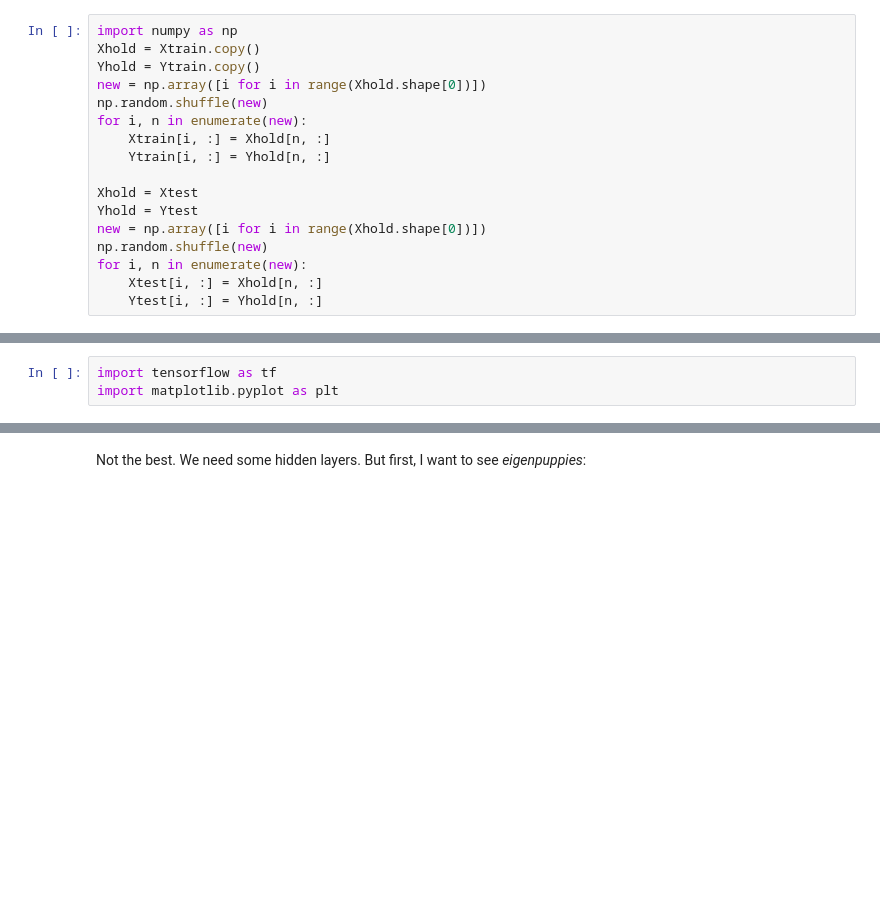
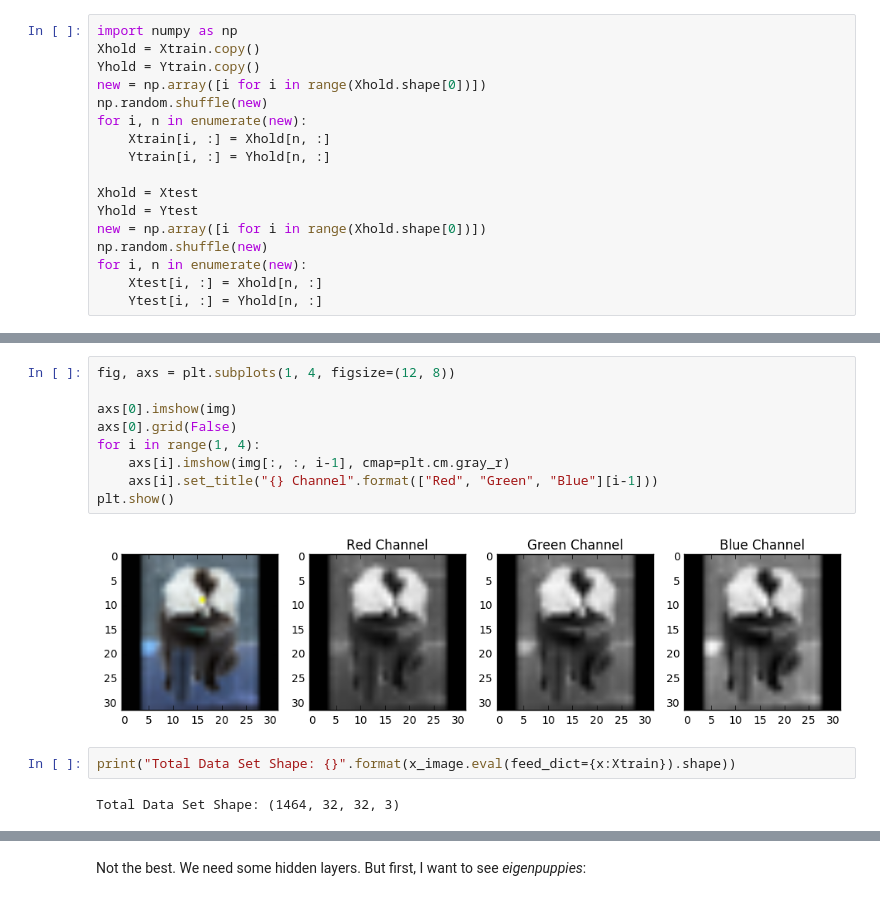
Before and after one commit to NeverForged/DogClassifier, a Jupyter notebook: Source/DogClassifier.ipynb, the cells around one changed output, grey strips where cells are left out. Cells and saved outputs as stored; diff of their text form; blank space fills up the shorter version.

```diff
--- a/Source/DogClassifier.ipynb
+++ b/Source/DogClassifier.ipynb
@@ -40,9 +68,21 @@ for i, n in enumerate(new):
+# %%
+fig, axs = plt.subplots(1, 4, figsize=(12, 8))
+
+axs[0].imshow(img)
+axs[0].grid(False)
+for i in range(1, 4):
+    axs[i].imshow(img[:, :, i-1], cmap=plt.cm.gray_r)
+    axs[i].set_title("{} Channel".format(["Red", "Green", "Blue"][i-1]))
+plt.show()
+# %% [output]
+[figure, added]
+# %%
+print("Total Data Set Shape: {}".format(x_image.eval(feed_dict={x:Xtrain}).shape))
+# %% [output]
+Total Data Set Shape: (1464, 32, 32, 3)
 # %% [markdown]
 ## Single layer network...
 A fully connected network with no hidden layers
 
 ![Fully Connected Network With No Hidden Layers](WebImages\fully_connected.png)
-# %%
-import tensorflow as tf
-import matplotlib.pyplot as plt
 # %%
```
Also changed, not shown: parts of 23 cells of this notebook, 2 other files.
